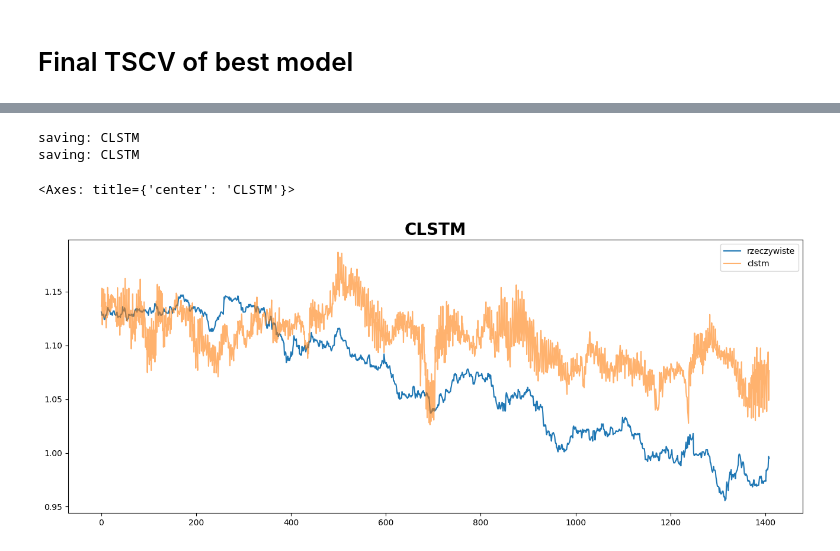
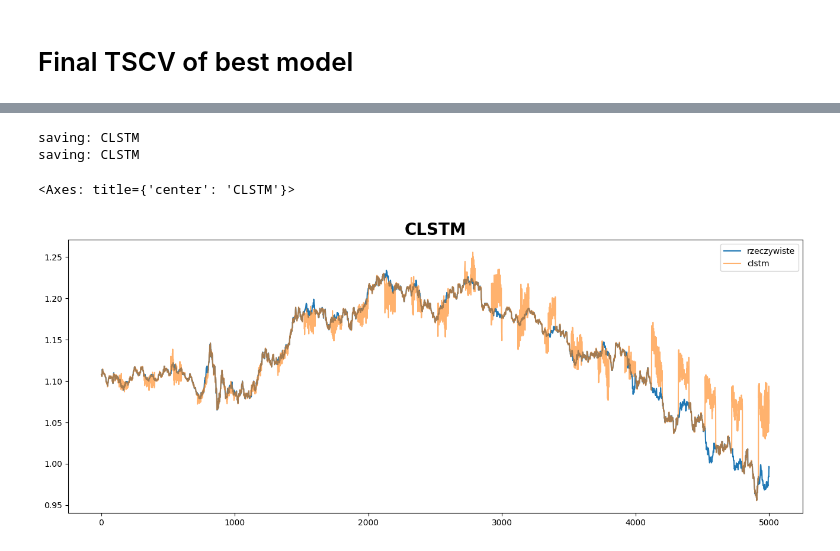
Before and after one commit to sebastiansukiennik01/ForexForecasting, a Jupyter notebook: chapter_3_5.ipynb, the cells around one changed output, grey strips where cells are left out. Saved outputs shown, nothing was run; the diff lists cells and outputs as text; code cells hidden in the pictures.

Commit message:
Saved final results and model weights. Performed TSCV for choosen model.

```diff
--- a/chapter_3_5.ipynb
+++ b/chapter_3_5.ipynb
@@ -355,7 +355,8 @@ tscv = TSCV(dataset=data,
             n_splits=25,
             test_size=200)
 
-clstm = CLSTM().load(path="loss_0.6473.h5")
+clstm = CLSTM().load(path="loss_0.6781_FINAL.h5")
+# clstm = CLSTM()
 tscv.run(clstm)
 # %% [output]
 lstm_kwargs: {'seq_len': 120}
@@ -401,0 +398,2 @@ plt.plot(pred)
+# %%
+test_y = tscv.dataset.data.target_value.iloc[-5000:]
@@ -401,0 +404,3 @@ plt.plot(pred)
+# %%
+pred = tscv.predicted
+plt.plot(pred)
@@ -402,12 +410,12 @@ plt.plot(pred)
 # %%
 
 x = train_y.index[-len(pred):]
 
 lp = LinearPlot(legend=True, h=6, w=16)
-lp.plot(range(len(pred)), test_y[120:], label="rzeczywiste", title="CLSTM")
+lp.plot(range(len(pred)), test_y, label="rzeczywiste", title="CLSTM")
 lp.plot(range(len(pred)), pred, label="clstm", alpha=0.6)
 # %% [output]
 saving: CLSTM
 saving: CLSTM
 <Axes: title={'center': 'CLSTM'}>
-[figure, old version]
+[figure, new version]
```
Also changed, not shown: parts of 5 cells of this notebook, 49 other files.
